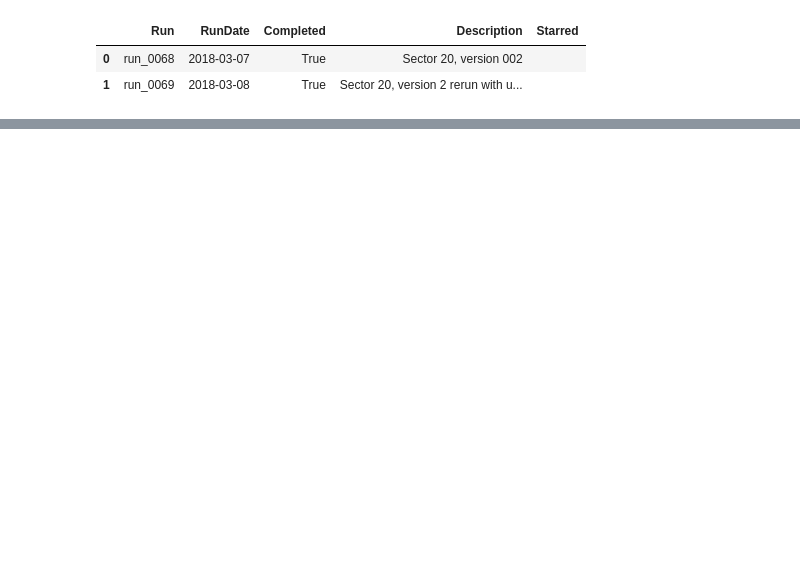
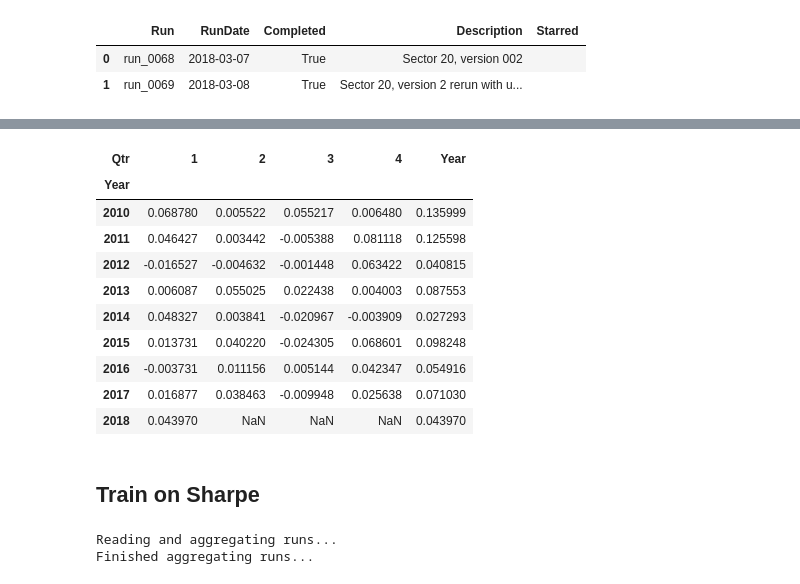
Before and after one commit to ryanoley/ram, a Jupyter notebook: research/statarb/20180308_ComboSearch_Hyperparams.ipynb, the cells around one changed output, grey strips where cells are left out. Saved outputs shown, nothing was run; the diff lists cells and outputs as text; code cells hidden in the pictures; blank space fills up the shorter version.

```diff
--- a/research/statarb/20180308_ComboSearch_Hyperparams.ipynb
+++ b/research/statarb/20180308_ComboSearch_Hyperparams.ipynb
@@ -27,0 +48,27 @@ run.import_return_frame()
+# %%
+df = rollup_returns(results)
+df['Year'] = df.sum(axis=1)
+# %%
+df
+# %% [output]
+| Qtr | 1 | 2 | 3 | 4 | Year |
+| Year |  |  |  |  |  |
+| 2010 | 0.068780 | 0.005522 | 0.055217 | 0.006480 | 0.135999 |
+| 2011 | 0.046427 | 0.003442 | -0.005388 | 0.081118 | 0.125598 |
+| 2012 | -0.016527 | -0.004632 | -0.001448 | 0.063422 | 0.040815 |
+| 2013 | 0.006087 | 0.055025 | 0.022438 | 0.004003 | 0.087553 |
+| 2014 | 0.048327 | 0.003841 | -0.020967 | -0.003909 | 0.027293 |
+| 2015 | 0.013731 | 0.040220 | -0.024305 | 0.068601 | 0.098248 |
+| 2016 | -0.003731 | 0.011156 | 0.005144 | 0.042347 | 0.054916 |
+| 2017 | 0.016877 | 0.038463 | -0.009948 | 0.025638 | 0.071030 |
+| 2018 | 0.043970 | NaN | NaN | NaN | 0.043970 |
+# %% [markdown]
+## Train on Sharpe
+# %%
+comb = CombinationSearch(write_flag=True)
+comb.add_run(run)
+
+comb.start(50, criteria='sharpe')
+# %% [output]
+Reading and aggregating runs...
+Finished aggregating runs...
```
Also changed, not shown: parts of 9 cells of this notebook, 1 other file.
